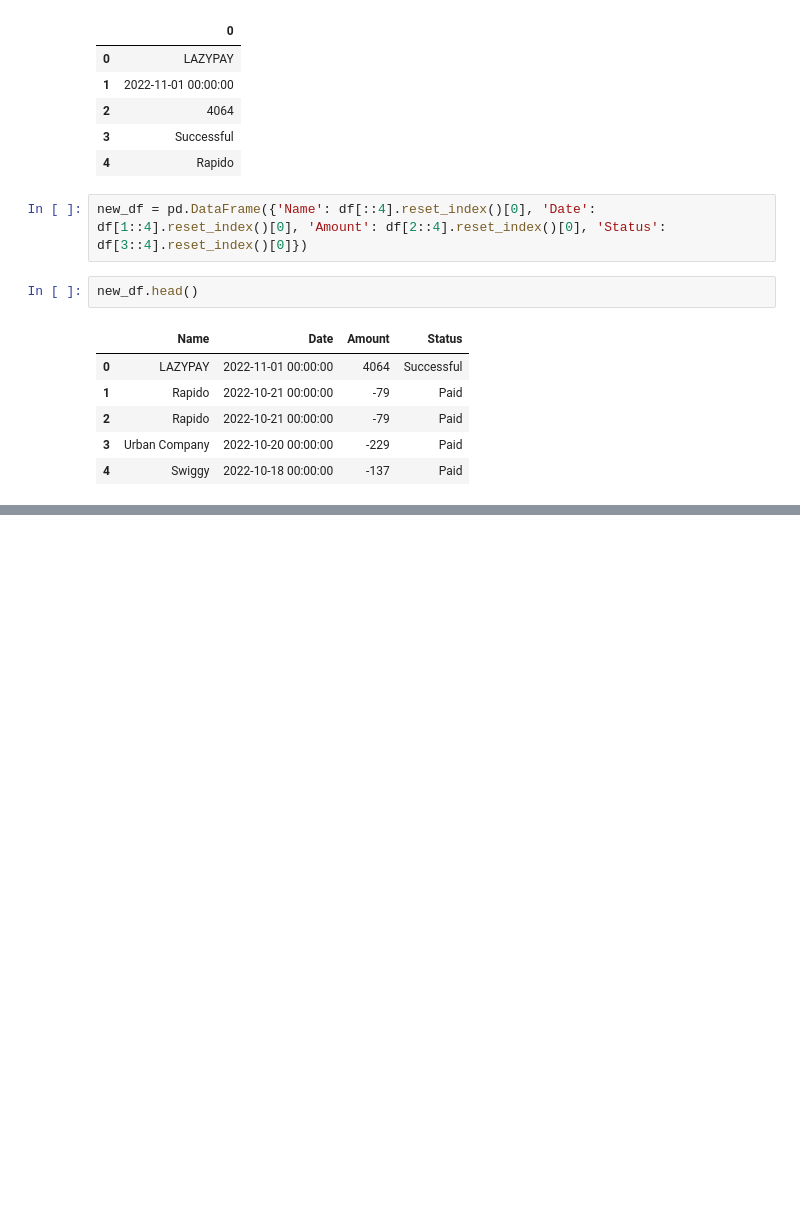
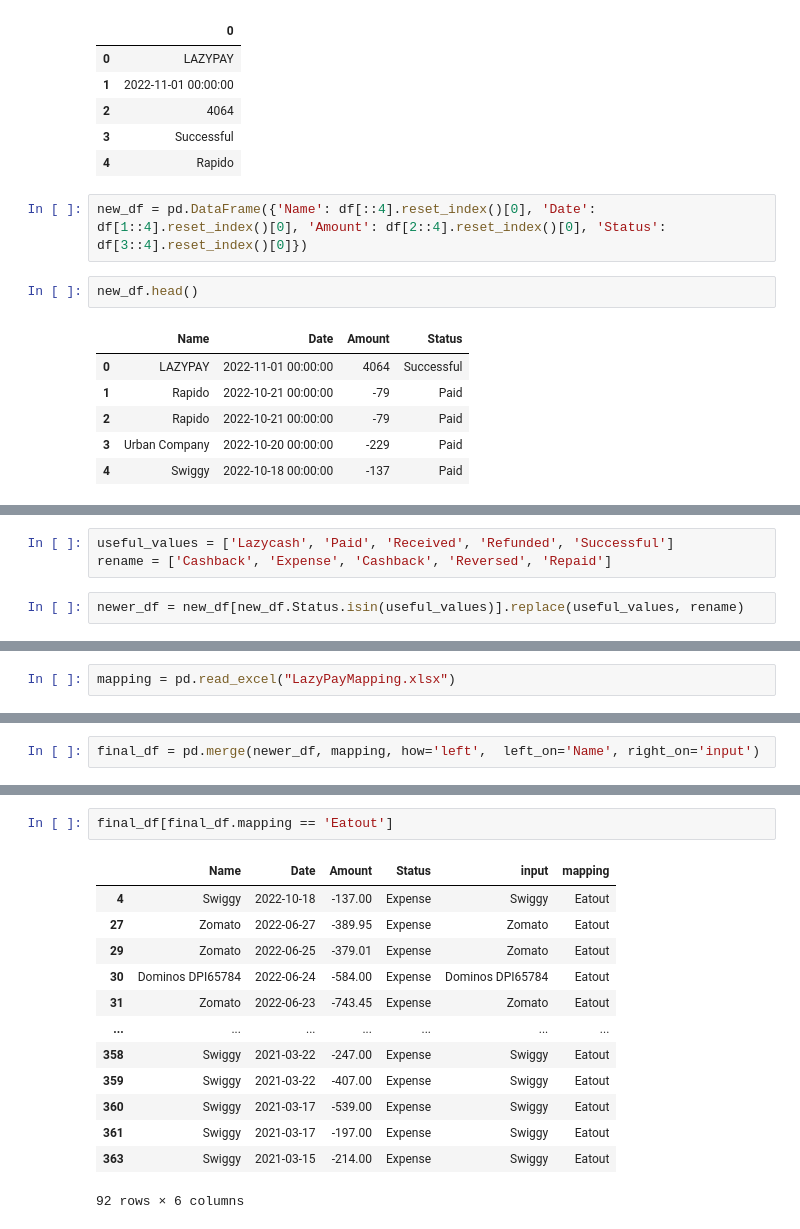
Before and after one commit to shkkonda/TransactionClassifier, a Jupyter notebook: LazyPay.ipynb, the cells around one changed output, grey strips where cells are left out. Saved outputs shown, nothing was run; the diff lists cells and outputs as text; blank space fills up the shorter version.

```diff
--- a/LazyPay.ipynb
+++ b/LazyPay.ipynb
@@ -26,0 +41,5 @@ new_df.head()
+# %%
+useful_values = ['Lazycash', 'Paid', 'Received', 'Refunded', 'Successful']
+rename = ['Cashback', 'Expense', 'Cashback', 'Reversed', 'Repaid']
+# %%
+newer_df = new_df[new_df.Status.isin(useful_values)].replace(useful_values, rename)
@@ -26,0 +71,2 @@ new_df.head()
+# %%
+mapping = pd.read_excel("LazyPayMapping.xlsx")
@@ -26,0 +82,2 @@ new_df.head()
+# %%
+final_df = pd.merge(newer_df, mapping, how='left',  left_on='Name', right_on='input')
@@ -26,0 +111,16 @@ new_df.head()
+# %%
+final_df[final_df.mapping == 'Eatout']
+# %% [output]
+|  | Name | Date | Amount | Status | input | mapping |
+| 4 | Swiggy | 2022-10-18 | -137.00 | Expense | Swiggy | Eatout |
+| 27 | Zomato | 2022-06-27 | -389.95 | Expense | Zomato | Eatout |
+| 29 | Zomato | 2022-06-25 | -379.01 | Expense | Zomato | Eatout |
+| 30 | Dominos DPI65784 | 2022-06-24 | -584.00 | Expense | Dominos DPI65784 | Eatout |
+| 31 | Zomato | 2022-06-23 | -743.45 | Expense | Zomato | Eatout |
+| ... | ... | ... | ... | ... | ... | ... |
+| 358 | Swiggy | 2021-03-22 | -247.00 | Expense | Swiggy | Eatout |
+| 359 | Swiggy | 2021-03-22 | -407.00 | Expense | Swiggy | Eatout |
+| 360 | Swiggy | 2021-03-17 | -539.00 | Expense | Swiggy | Eatout |
+| 361 | Swiggy | 2021-03-17 | -197.00 | Expense | Swiggy | Eatout |
+| 363 | Swiggy | 2021-03-15 | -214.00 | Expense | Swiggy | Eatout |
+92 rows × 6 columns
```
Also changed, not shown: parts of 6 cells of this notebook.
